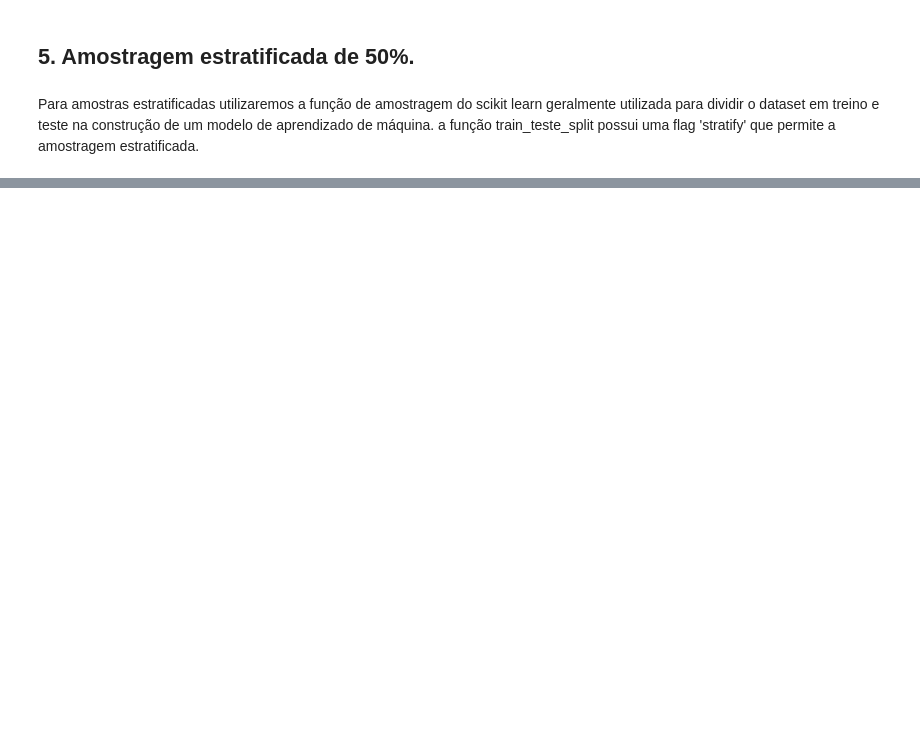
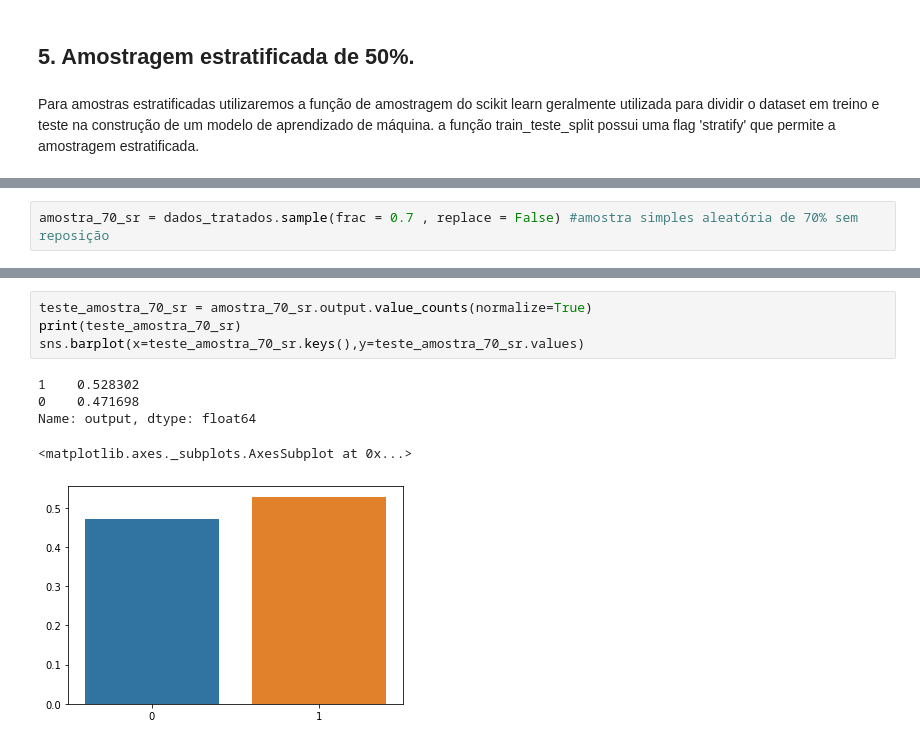
Before and after one commit to diego2017003/Aprendizado_de_Maquina_ReducaoDeDados, a Jupyter notebook: ReducaoDados_Diego_Rodrigues.ipynb, the cells around one changed output, grey strips where cells are left out. Drawn from its saved outputs; the diff is of its cells as text; blank space fills up the shorter version.

```diff
--- a/ReducaoDados_Diego_Rodrigues.ipynb
+++ b/ReducaoDados_Diego_Rodrigues.ipynb
@@ -469,0 +514,2 @@ from sklearn.model_selection import train_test_split
+# %%
+amostra_70_sr = dados_tratados.sample(frac = 0.7 , replace = False) #amostra simples aleatória de 70% sem reposição
@@ -469,0 +537,10 @@ from sklearn.model_selection import train_test_split
+# %%
+teste_amostra_70_sr = amostra_70_sr.output.value_counts(normalize=True)
+print(teste_amostra_70_sr)
+sns.barplot(x=teste_amostra_70_sr.keys(),y=teste_amostra_70_sr.values)
+# %% [output]
+1    0.528302
+0    0.471698
+Name: output, dtype: float64
+<matplotlib.axes._subplots.AxesSubplot at 0x...>
+[figure, added]
```
Also changed, not shown: parts of 44 cells of this notebook.
